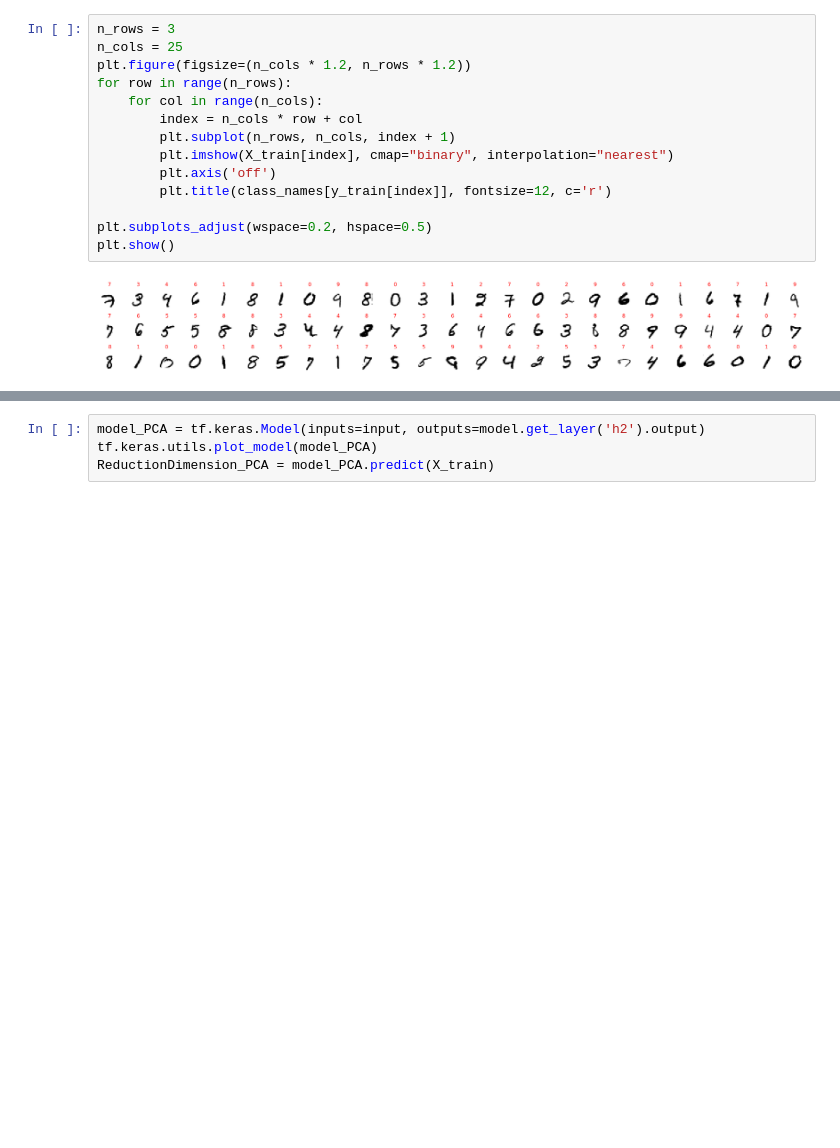
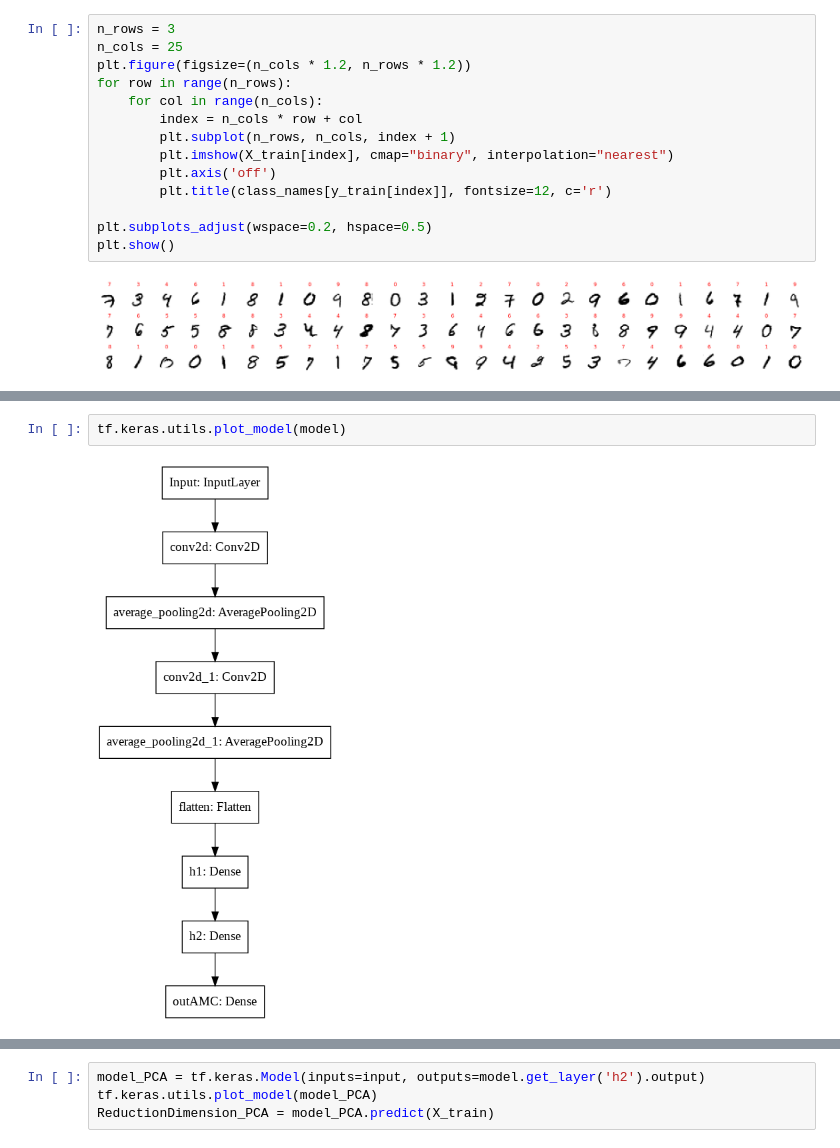
Before and after one commit to ealeongomez/Deep-Learning, a Jupyter notebook: LeNet_5.ipynb, the cells around one changed output, grey strips where cells are left out. Drawn from its saved outputs; the diff is of its cells as text; blank space fills up the shorter version.

```diff
--- a/LeNet_5.ipynb
+++ b/LeNet_5.ipynb
@@ -97,4 +100,8 @@ Total params: 82,826
 Trainable params: 82,826
 Non-trainable params: 0
 _________________________________________________________________
+# %%
+tf.keras.utils.plot_model(model)
+# %% [output]
+[figure, added]
 # %%
```
Also changed, not shown: parts of 7 cells of this notebook.
